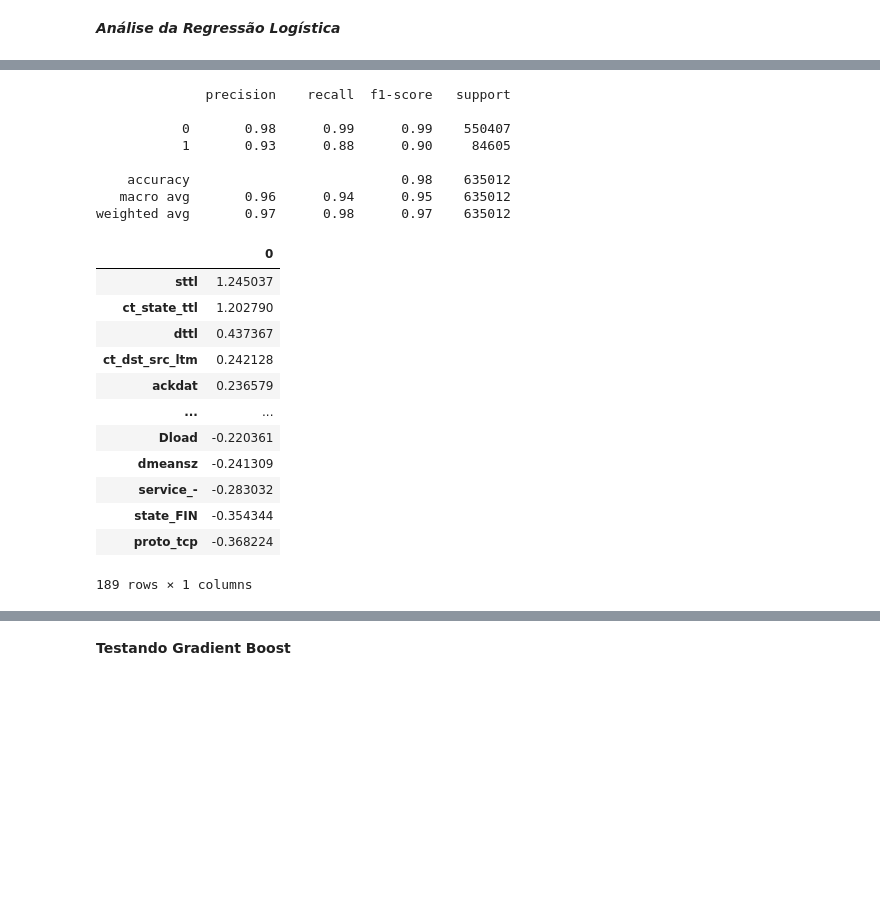
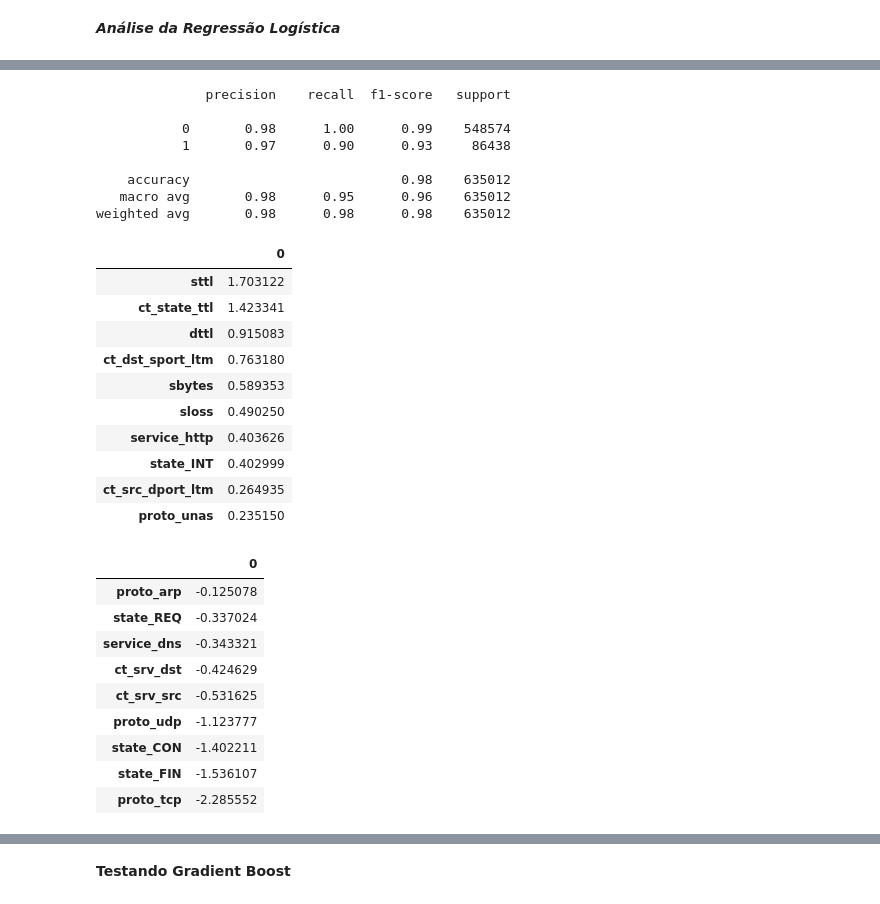
Before and after one commit to bgvg/especializacao-cienciadados-ufmg, a Jupyter notebook: atividade_2.ipynb, the cells around one changed output, grey strips where cells are left out. Cells and saved outputs as stored; diff of their text form; code cells hidden in the pictures; blank space fills up the shorter version.

Commit message:
Feature and logistic regression improvement

```diff
--- a/atividade_2.ipynb
+++ b/atividade_2.ipynb
@@ -75,17 +79,8 @@ columns = [
      'sloss',
      'dloss',
      'service',
-     'Sload',
-     'Dload',
      'Spkts',
      'Dpkts',
-     'smeansz',
-     'dmeansz',
-     'Sjit',
-     'Djit',
-     'tcprtt',
-     'synack',
-     'ackdat',
      'ct_state_ttl',
      'ct_srv_src',
      'ct_srv_dst',
@@ -533,7 +465,8 @@ Forte correlação entre label e as variáveis categóricas
 # %%
 #One Hot encoding colunas categóricas
 ohe_cat_data = pd.get_dummies(
-    data[cat_columns[:-1]]
+    data[cat_columns[:-1]],
+    dtype=np.int32
 )
 # %%
 ohe_columns = ohe_cat_data.columns
@@ -637,7 +570,9 @@ X_test_std_descr = pd.DataFrame(
     std_fit_train.transform(X_test[descr_cols]),
     columns=X_test[descr_cols].columns
 )
-df_xtest_std = pd.concat([X_test_std_descr,X_test[ohe_columns].reset_index()],axis=1)
+df_xtest_std = pd.concat([X_test_std_descr,X_test[ohe_columns].reset_index()],
+                         axis=1
+                        )
 print(df_xtest_std.shape)
-print(df_xtest_std.head())
+print(df_xtest_std.head());
 # %% [output]
@@ -693,4 +628,7 @@ print(df_xtrain_std.head())
 **Rodar o modelo mais simples de regressão logística para ter uma base de resultados**
 # %%
 # Inicializa o construtor
-log_ref = LogisticRegression(random_state=19).fit(df_xtrain_std,y_train)
+log_ref = LogisticRegression(random_state=19,
+                             max_iter=500
+                             #solver='saga'
+                            ).fit(df_xtrain_std,y_train)
@@ -721,29 +659,41 @@ print(confusion_matrix(log_ref_predict,y_test))
 # %%
-print(classification_report(log_ref_predict,y_test))
+print(classification_report(log_ref_predict,y_test,
+                            zero_division=np.nan
+                           ))
 # %% [output]
               precision    recall  f1-score   support
 
-           0       0.98      0.99      0.99    550407
-           1       0.93      0.88      0.90     84605
+           0       0.98      1.00      0.99    548574
+           1       0.97      0.90      0.93     86438
 
     accuracy                           0.98    635012
-   macro avg       0.96      0.94      0.95    635012
-weighted avg       0.97      0.98      0.97    635012
+   macro avg       0.98      0.95      0.96    635012
+weighted avg       0.98      0.98      0.98    635012
 # %%
 # Avaliando as features mais importantes
 coef = pd.DataFrame(log_ref.coef_,columns=df_xtest_std.columns)
-coef.T.sort_values(0,ascending=False)
+coef = coef.T.sort_values(0,ascending=False)
+display(coef[0:10])
+display(coef[-10:-1])
 # %% [output]
 |  | 0 |
-| sttl | 1.245037 |
-| ct_state_ttl | 1.202790 |
-| dttl | 0.437367 |
-| ct_dst_src_ltm | 0.242128 |
-| ackdat | 0.236579 |
-| ... | ... |
-| Dload | -0.220361 |
-| dmeansz | -0.241309 |
-| service_- | -0.283032 |
-| state_FIN | -0.354344 |
-| proto_tcp | -0.368224 |
+| sttl | 1.703122 |
+| ct_state_ttl | 1.423341 |
+| dttl | 0.915083 |
+| ct_dst_sport_ltm | 0.763180 |
+| sbytes | 0.589353 |
+| sloss | 0.490250 |
+| service_http | 0.403626 |
+| state_INT | 0.402999 |
+| ct_src_dport_ltm | 0.264935 |
+| proto_unas | 0.235150 |
-189 rows × 1 columns
+|  | 0 |
+| proto_arp | -0.125078 |
+| state_REQ | -0.337024 |
+| service_dns | -0.343321 |
+| ct_srv_dst | -0.424629 |
+| ct_srv_src | -0.531625 |
+| proto_udp | -1.123777 |
+| state_CON | -1.402211 |
+| state_FIN | -1.536107 |
+| proto_tcp | -2.285552 |
```
Also changed, not shown: parts of 54 cells of this notebook.
